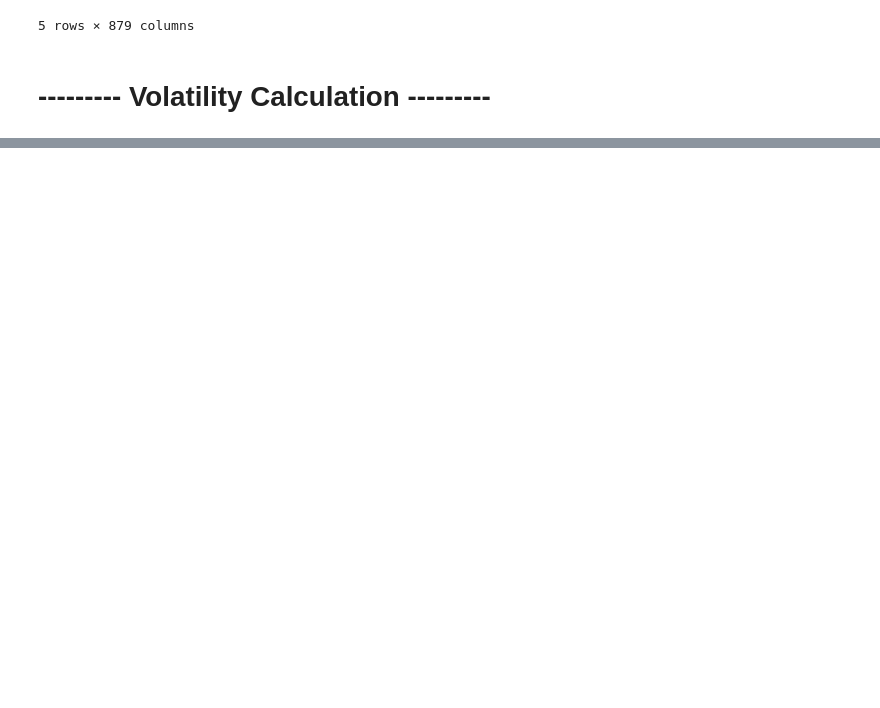
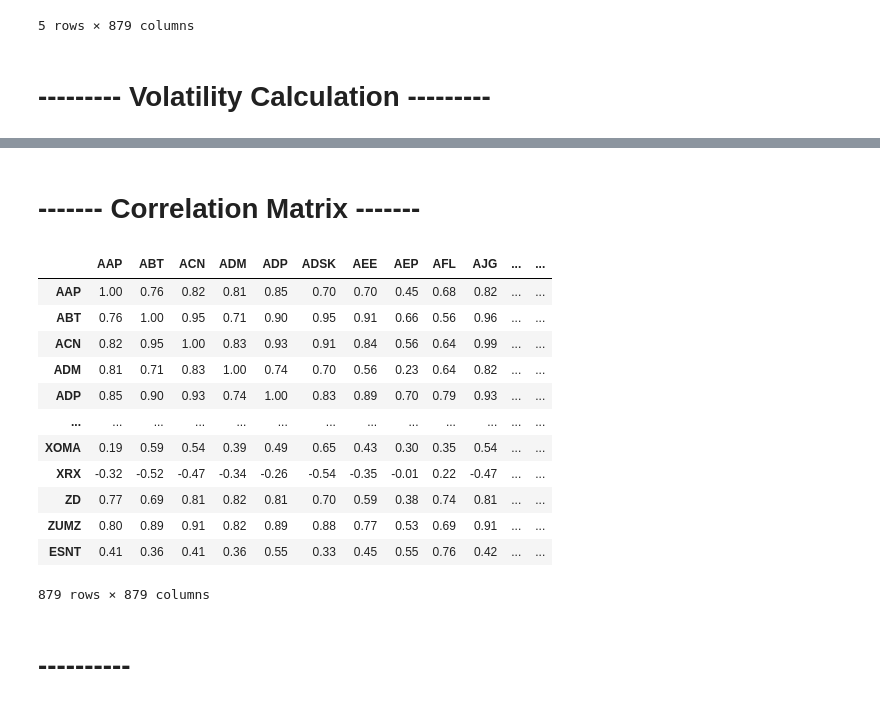
Before and after one commit to janvi-bit/FA-Group6, a Jupyter notebook: variance_correlation.ipynb, the cells around one changed output, grey strips where cells are left out. Saved outputs shown, nothing was run; the diff lists cells and outputs as text; code cells hidden in the pictures; blank space fills up the shorter version.

```diff
--- a/variance_correlation.ipynb
+++ b/variance_correlation.ipynb
@@ -114,0 +156,20 @@ annualized_historical_volatility()
+# %% [markdown]
+# ------- Correlation Matrix -------
+# %%
+corr_matrix = cumm_prod(close_panel).corr().round(2)
+# %%
+corr_matrix
+# %% [output]
+|  | AAP | ABT | ACN | ADM | ADP | ADSK | AEE | AEP | AFL | AJG | ... | ... |
+| AAP | 1.00 | 0.76 | 0.82 | 0.81 | 0.85 | 0.70 | 0.70 | 0.45 | 0.68 | 0.82 | ... | ... |
+| ABT | 0.76 | 1.00 | 0.95 | 0.71 | 0.90 | 0.95 | 0.91 | 0.66 | 0.56 | 0.96 | ... | ... |
+| ACN | 0.82 | 0.95 | 1.00 | 0.83 | 0.93 | 0.91 | 0.84 | 0.56 | 0.64 | 0.99 | ... | ... |
+| ADM | 0.81 | 0.71 | 0.83 | 1.00 | 0.74 | 0.70 | 0.56 | 0.23 | 0.64 | 0.82 | ... | ... |
+| ADP | 0.85 | 0.90 | 0.93 | 0.74 | 1.00 | 0.83 | 0.89 | 0.70 | 0.79 | 0.93 | ... | ... |
+| ... | ... | ... | ... | ... | ... | ... | ... | ... | ... | ... | ... | ... |
+| XOMA | 0.19 | 0.59 | 0.54 | 0.39 | 0.49 | 0.65 | 0.43 | 0.30 | 0.35 | 0.54 | ... | ... |
+| XRX | -0.32 | -0.52 | -0.47 | -0.34 | -0.26 | -0.54 | -0.35 | -0.01 | 0.22 | -0.47 | ... | ... |
+| ZD | 0.77 | 0.69 | 0.81 | 0.82 | 0.81 | 0.70 | 0.59 | 0.38 | 0.74 | 0.81 | ... | ... |
+| ZUMZ | 0.80 | 0.89 | 0.91 | 0.82 | 0.89 | 0.88 | 0.77 | 0.53 | 0.69 | 0.91 | ... | ... |
+| ESNT | 0.41 | 0.36 | 0.41 | 0.36 | 0.55 | 0.33 | 0.45 | 0.55 | 0.76 | 0.42 | ... | ... |
+879 rows × 879 columns
@@ -114,0 +178,2 @@ annualized_historical_volatility()
+# %% [markdown]
+# ----------
```
Also changed, not shown: parts of 18 cells of this notebook.
